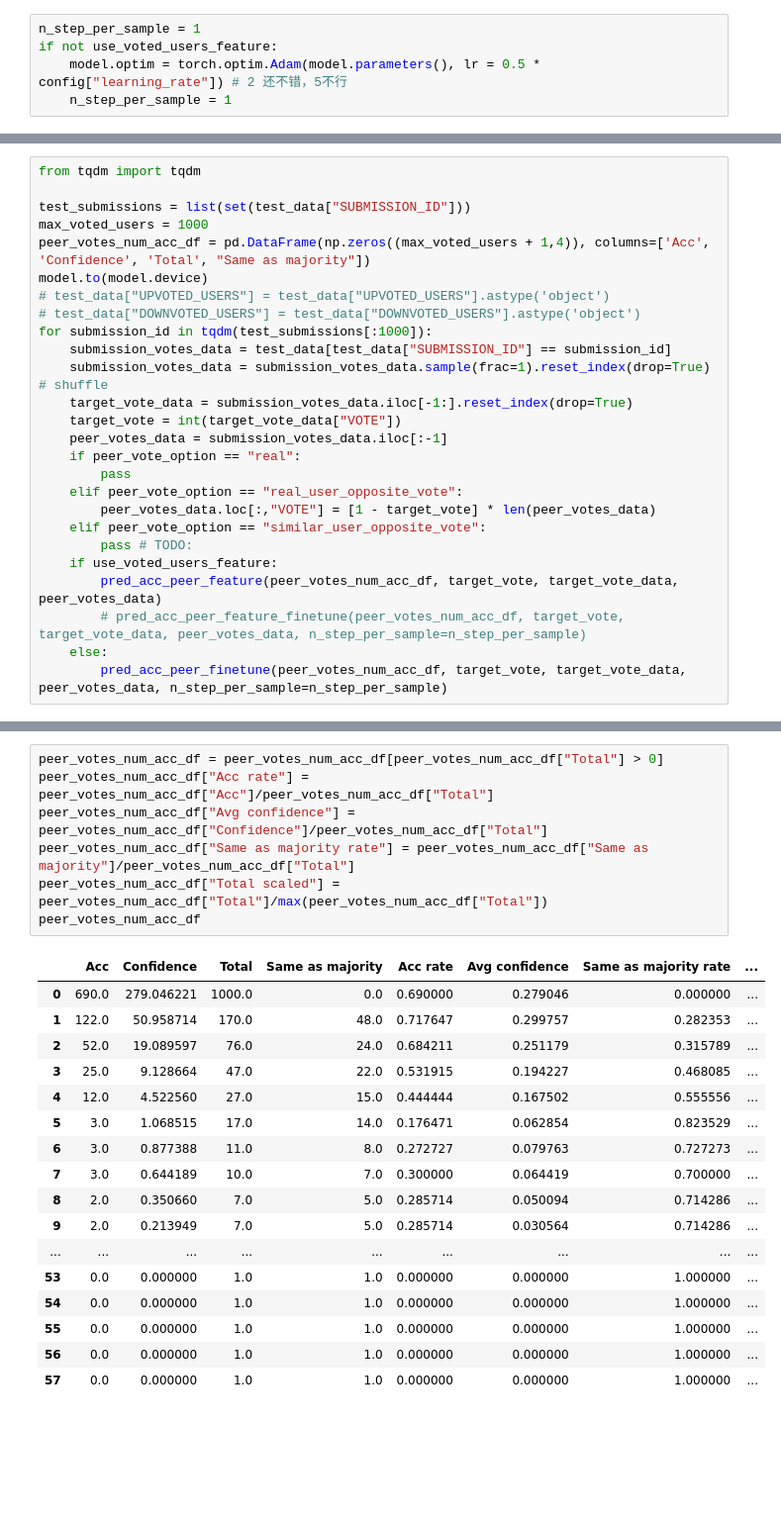
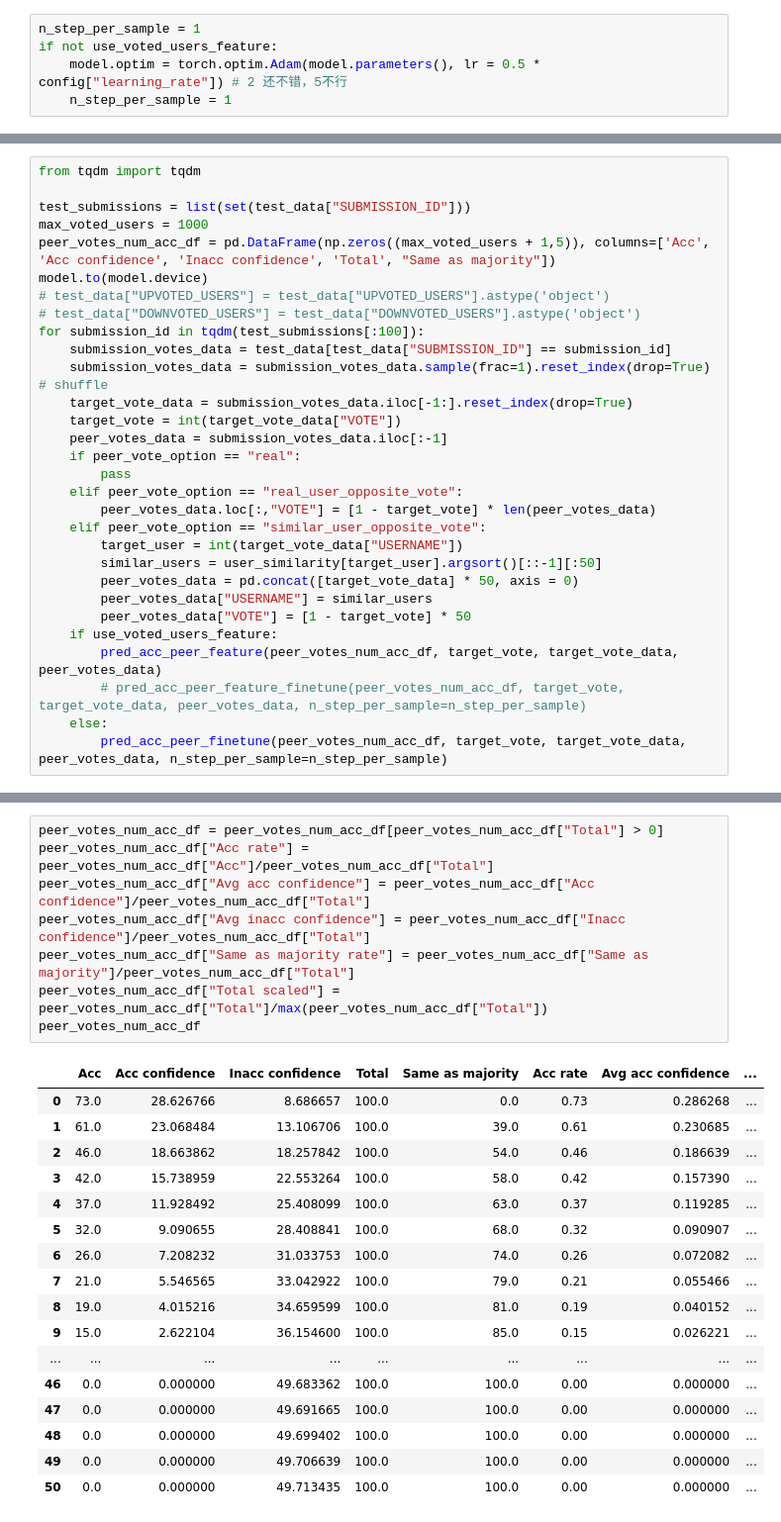
Before and after one commit to StanfordHCI/Curation-Modeling, a Jupyter notebook: sim_new_votes.ipynb, the cells around one changed output, grey strips where cells are left out. Shown: that part at 99% size. Cells and saved outputs as stored; diff of their text form; blank space fills up the shorter version.

```diff
--- a/sim_new_votes.ipynb
+++ b/sim_new_votes.ipynb
@@ -165,11 +210,11 @@ from tqdm import tqdm
 
 test_submissions = list(set(test_data["SUBMISSION_ID"]))
 max_voted_users = 1000
-peer_votes_num_acc_df = pd.DataFrame(np.zeros((max_voted_users + 1,4)), columns=['Acc', 'Confidence', 'Total', "Same as majority"])
+peer_votes_num_acc_df = pd.DataFrame(np.zeros((max_voted_users + 1,5)), columns=['Acc', 'Acc confidence', 'Inacc confidence', 'Total', "Same as majority"])
 model.to(model.device)
 # test_data["UPVOTED_USERS"] = test_data["UPVOTED_USERS"].astype('object')
 # test_data["DOWNVOTED_USERS"] = test_data["DOWNVOTED_USERS"].astype('object')
-for submission_id in tqdm(test_submissions[:1000]):
+for submission_id in tqdm(test_submissions[:100]):
     submission_votes_data = test_data[test_data["SUBMISSION_ID"] == submission_id]
     submission_votes_data = submission_votes_data.sample(frac=1).reset_index(drop=True) # shuffle
     target_vote_data = submission_votes_data.iloc[-1:].reset_index(drop=True)
@@ -180,7 +225,11 @@ for submission_id in tqdm(test_submissions[:1000]):
     elif peer_vote_option == "real_user_opposite_vote":
         peer_votes_data.loc[:,"VOTE"] = [1 - target_vote] * len(peer_votes_data)
     elif peer_vote_option == "similar_user_opposite_vote":
-        pass # TODO:
+        target_user = int(target_vote_data["USERNAME"])
+        similar_users = user_similarity[target_user].argsort()[::-1][:50]
+        peer_votes_data = pd.concat([target_vote_data] * 50, axis = 0)
+        peer_votes_data["USERNAME"] = similar_users
+        peer_votes_data["VOTE"] = [1 - target_vote] * 50
     if use_voted_users_feature:
         pred_acc_peer_feature(peer_votes_num_acc_df, target_vote, target_vote_data, peer_votes_data)
         # pred_acc_peer_feature_finetune(peer_votes_num_acc_df, target_vote, target_vote_data, peer_votes_data, n_step_per_sample=n_step_per_sample)
@@ -195,28 +238,29 @@ See the caveats in the documentation: https://pandas.pydata.org/pandas-docs/stab
 # %%
 peer_votes_num_acc_df = peer_votes_num_acc_df[peer_votes_num_acc_df["Total"] > 0]
 peer_votes_num_acc_df["Acc rate"] = peer_votes_num_acc_df["Acc"]/peer_votes_num_acc_df["Total"]
-peer_votes_num_acc_df["Avg confidence"] = peer_votes_num_acc_df["Confidence"]/peer_votes_num_acc_df["Total"]
+peer_votes_num_acc_df["Avg acc confidence"] = peer_votes_num_acc_df["Acc confidence"]/peer_votes_num_acc_df["Total"]
+peer_votes_num_acc_df["Avg inacc confidence"] = peer_votes_num_acc_df["Inacc confidence"]/peer_votes_num_acc_df["Total"]
 peer_votes_num_acc_df["Same as majority rate"] = peer_votes_num_acc_df["Same as majority"]/peer_votes_num_acc_df["Total"]
 peer_votes_num_acc_df["Total scaled"] = peer_votes_num_acc_df["Total"]/max(peer_votes_num_acc_df["Total"])
 peer_votes_num_acc_df
 # %% [output]
-|  | Acc | Confidence | Total | Same as majority | Acc rate | Avg confidence | Same as majority rate | ... |
-| 0 | 690.0 | 279.046221 | 1000.0 | 0.0 | 0.690000 | 0.279046 | 0.000000 | ... |
-| 1 | 122.0 | 50.958714 | 170.0 | 48.0 | 0.717647 | 0.299757 | 0.282353 | ... |
-| 2 | 52.0 | 19.089597 | 76.0 | 24.0 | 0.684211 | 0.251179 | 0.315789 | ... |
-| 3 | 25.0 | 9.128664 | 47.0 | 22.0 | 0.531915 | 0.194227 | 0.468085 | ... |
-| 4 | 12.0 | 4.522560 | 27.0 | 15.0 | 0.444444 | 0.167502 | 0.555556 | ... |
-| 5 | 3.0 | 1.068515 | 17.0 | 14.0 | 0.176471 | 0.062854 | 0.823529 | ... |
-| 6 | 3.0 | 0.877388 | 11.0 | 8.0 | 0.272727 | 0.079763 | 0.727273 | ... |
-| 7 | 3.0 | 0.644189 | 10.0 | 7.0 | 0.300000 | 0.064419 | 0.700000 | ... |
-| 8 | 2.0 | 0.350660 | 7.0 | 5.0 | 0.285714 | 0.050094 | 0.714286 | ... |
-| 9 | 2.0 | 0.213949 | 7.0 | 5.0 | 0.285714 | 0.030564 | 0.714286 | ... |
+|  | Acc | Acc confidence | Inacc confidence | Total | Same as majority | Acc rate | Avg acc confidence | ... |
+| 0 | 73.0 | 28.626766 | 8.686657 | 100.0 | 0.0 | 0.73 | 0.286268 | ... |
+| 1 | 61.0 | 23.068484 | 13.106706 | 100.0 | 39.0 | 0.61 | 0.230685 | ... |
+| 2 | 46.0 | 18.663862 | 18.257842 | 100.0 | 54.0 | 0.46 | 0.186639 | ... |
+| 3 | 42.0 | 15.738959 | 22.553264 | 100.0 | 58.0 | 0.42 | 0.157390 | ... |
+| 4 | 37.0 | 11.928492 | 25.408099 | 100.0 | 63.0 | 0.37 | 0.119285 | ... |
+| 5 | 32.0 | 9.090655 | 28.408841 | 100.0 | 68.0 | 0.32 | 0.090907 | ... |
+| 6 | 26.0 | 7.208232 | 31.033753 | 100.0 | 74.0 | 0.26 | 0.072082 | ... |
+| 7 | 21.0 | 5.546565 | 33.042922 | 100.0 | 79.0 | 0.21 | 0.055466 | ... |
+| 8 | 19.0 | 4.015216 | 34.659599 | 100.0 | 81.0 | 0.19 | 0.040152 | ... |
+| 9 | 15.0 | 2.622104 | 36.154600 | 100.0 | 85.0 | 0.15 | 0.026221 | ... |
 | ... | ... | ... | ... | ... | ... | ... | ... | ... |
-| 53 | 0.0 | 0.000000 | 1.0 | 1.0 | 0.000000 | 0.000000 | 1.000000 | ... |
-| 54 | 0.0 | 0.000000 | 1.0 | 1.0 | 0.000000 | 0.000000 | 1.000000 | ... |
-| 55 | 0.0 | 0.000000 | 1.0 | 1.0 | 0.000000 | 0.000000 | 1.000000 | ... |
-| 56 | 0.0 | 0.000000 | 1.0 | 1.0 | 0.000000 | 0.000000 | 1.000000 | ... |
-| 57 | 0.0 | 0.000000 | 1.0 | 1.0 | 0.000000 | 0.000000 | 1.000000 | ... |
+| 46 | 0.0 | 0.000000 | 49.683362 | 100.0 | 100.0 | 0.00 | 0.000000 | ... |
+| 47 | 0.0 | 0.000000 | 49.691665 | 100.0 | 100.0 | 0.00 | 0.000000 | ... |
+| 48 | 0.0 | 0.000000 | 49.699402 | 100.0 | 100.0 | 0.00 | 0.000000 | ... |
+| 49 | 0.0 | 0.000000 | 49.706639 | 100.0 | 100.0 | 0.00 | 0.000000 | ... |
+| 50 | 0.0 | 0.000000 | 49.713435 | 100.0 | 100.0 | 0.00 | 0.000000 | ... |
 # %%
 def convert_df_to_dict(df: pd.DataFrame):
     return {x:list(df[x]) for x in df}
```
Also changed, not shown: parts of 14 cells of this notebook, 4 other files.
